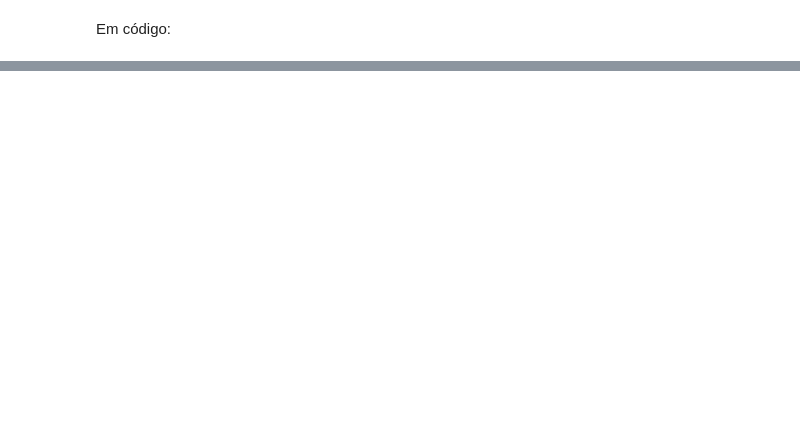
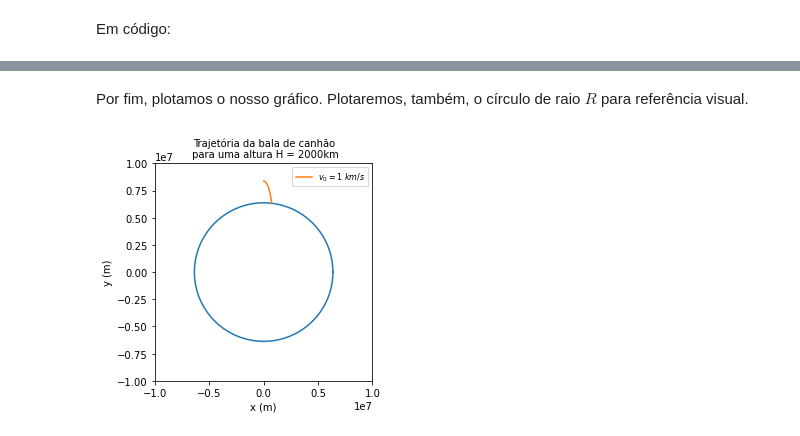
Before and after one commit to moseseusueus/PET.py, a Jupyter notebook: Notebooks/O canhão de Newton.ipynb, the cells around one changed output, grey strips where cells are left out. Cells and saved outputs as stored; diff of their text form; code cells hidden in the pictures; blank space fills up the shorter version.

Commit message:
O canhão de Newton

```diff
--- a/Notebooks/O canhão de Newton.ipynb
+++ b/Notebooks/O canhão de Newton.ipynb
@@ -190,0 +209,8 @@ h = (t2-t1)/N
+# %%
+# Definindo a função do método de Runge-Kutta de 4a ordem
+def RK4(r,t):
+    k1 = h*f(r,t)
+    k2 = h*f(r+0.5*k1,t+0.5*h)
+    k3 = h*f(r+0.5*k2,t+0.5*h)
+    k4 = h*f(r+k3,t+h)
+    return r+(1/6)*(k1+2*k2+2*k3+k4)
@@ -190,0 +223,39 @@ h = (t2-t1)/N
+# %%
+# Definindo listas
+tempos = np.linspace(t1, t2, N)
+y_list = []
+x_list = []
+
+# Computando o valor
+for t in tempos:
+    rr = np.sqrt(r[0]*r[0] + r[2]*r[2])
+    if(rr >= R):
+        r = RK4(r,t)
+    x_list.append(r[0])
+    y_list.append(r[2])
+# %% [markdown]
+Por fim, plotamos o nosso gráfico. Plotaremos, também, o círculo de raio $R$ para referência visual.
+# %%
+# Definindo os pontos do círculo de raio R
+theta_list = np.linspace(0, 2*np.pi, N)
+xR_list = []
+yR_list = []
+for theta in theta_list:
+    xR = R*np.cos(theta)
+    yR = R*np.sin(theta)
+    xR_list.append(xR)
+    yR_list.append(yR)
+
+# Plotando o gráfico e o círculo de raio R
+plt.title("Trajetória da bala de canhão\n para uma altura H = 2000km", fontsize = 10)
+plt.plot(xR_list, yR_list)
+plt.plot(x_list, y_list, label="$v_0 = 1\ km/s$")
+plt.xlabel("x (m)")
+plt.ylabel("y (m)")
+plt.legend(prop={'size': 8})
+plt.axis('square')
+plt.xlim(-1e7, 1e7)
+plt.ylim(-1e7, 1e7)
+plt.show()
+# %% [output]
+[figure, added]
```
Also changed, not shown: parts of 14 cells of this notebook.
